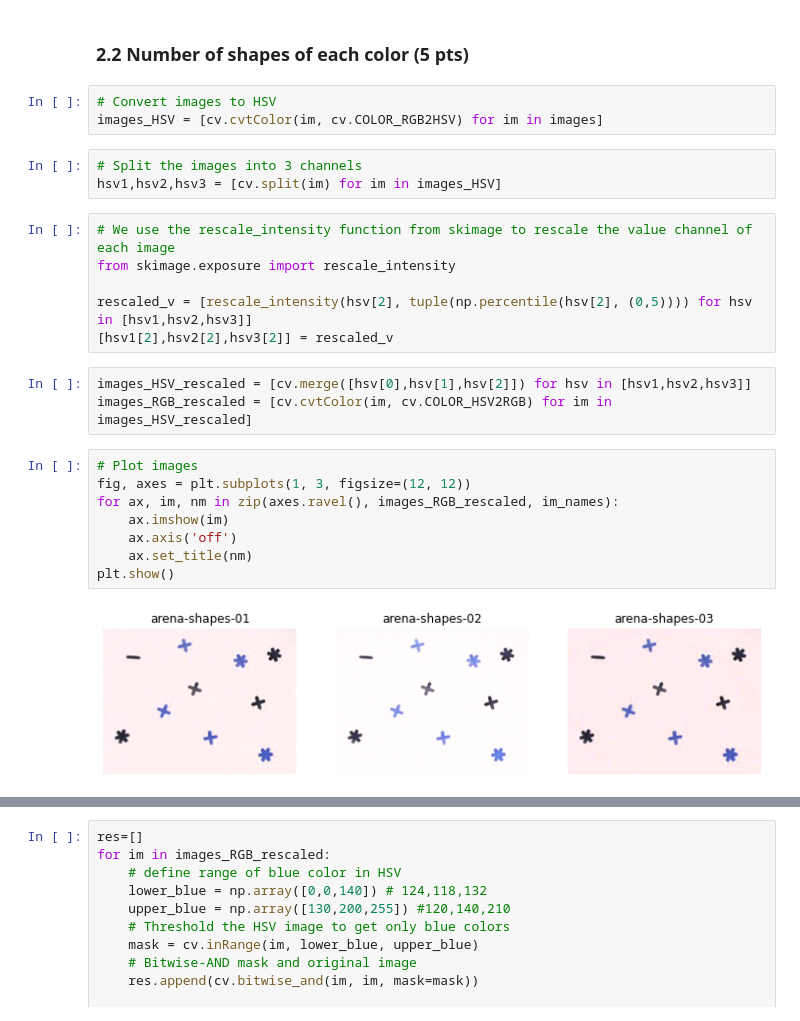
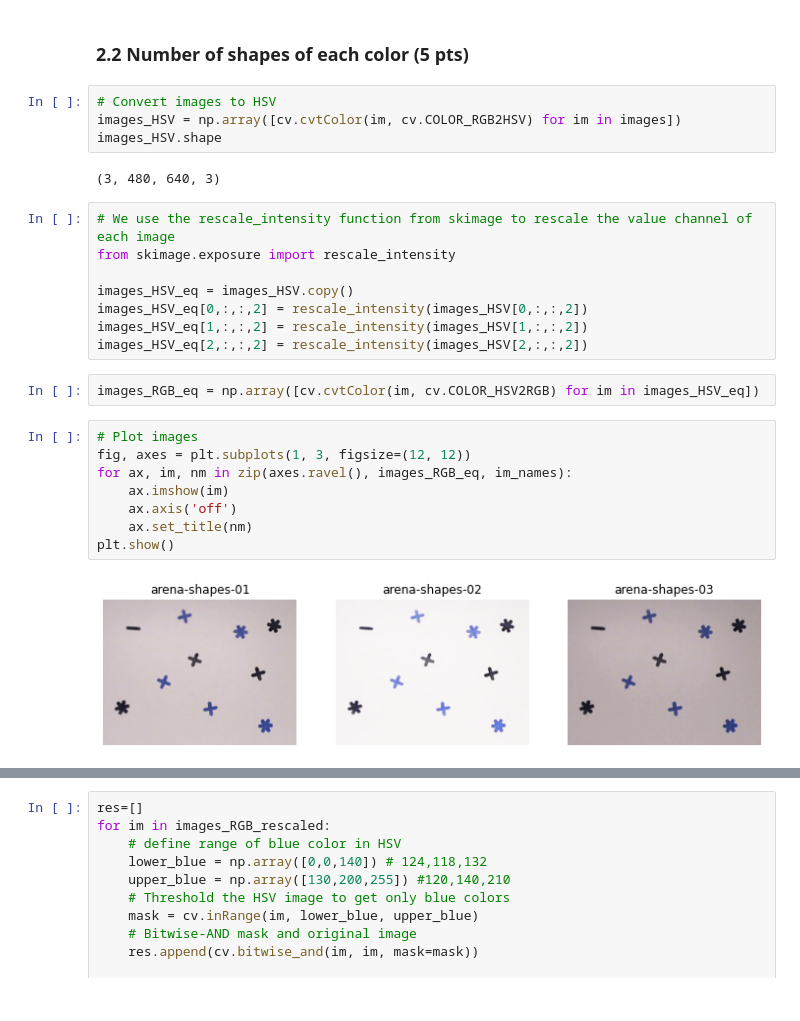
Before and after one commit to sjeanfavre/EPFL_MA4, a Jupyter notebook: IAPR/labs/lab_01_segmentation.ipynb, the cells around one changed output, grey strips where cells are left out. Drawn from its saved outputs; the diff is of its cells as text.

```diff
--- a/IAPR/labs/lab_01_segmentation.ipynb
+++ b/IAPR/labs/lab_01_segmentation.ipynb
@@ -136,26 +136,27 @@ plt.show()
 ### 2.2 Number of shapes of each color (5 pts)
 # %%
 # Convert images to HSV
-images_HSV = [cv.cvtColor(im, cv.COLOR_RGB2HSV) for im in images]
+images_HSV = np.array([cv.cvtColor(im, cv.COLOR_RGB2HSV) for im in images])
+images_HSV.shape
+# %% [output]
+(3, 480, 640, 3)
-# %%
-# Split the images into 3 channels
-hsv1,hsv2,hsv3 = [cv.split(im) for im in images_HSV]
 # %%
 # We use the rescale_intensity function from skimage to rescale the value channel of each image
 from skimage.exposure import rescale_intensity
 
-rescaled_v = [rescale_intensity(hsv[2], tuple(np.percentile(hsv[2], (0,5)))) for hsv in [hsv1,hsv2,hsv3]]
-[hsv1[2],hsv2[2],hsv3[2]] = rescaled_v
+images_HSV_eq = images_HSV.copy()
+images_HSV_eq[0,:,:,2] = rescale_intensity(images_HSV[0,:,:,2])
+images_HSV_eq[1,:,:,2] = rescale_intensity(images_HSV[1,:,:,2])
+images_HSV_eq[2,:,:,2] = rescale_intensity(images_HSV[2,:,:,2])
-# %%
-images_HSV_rescaled = [cv.merge([hsv[0],hsv[1],hsv[2]]) for hsv in [hsv1,hsv2,hsv3]]
-images_RGB_rescaled = [cv.cvtColor(im, cv.COLOR_HSV2RGB) for im in images_HSV_rescaled]
+# %%
+images_RGB_eq = np.array([cv.cvtColor(im, cv.COLOR_HSV2RGB) for im in images_HSV_eq])
 # %%
 # Plot images
 fig, axes = plt.subplots(1, 3, figsize=(12, 12))
-for ax, im, nm in zip(axes.ravel(), images_RGB_rescaled, im_names):
+for ax, im, nm in zip(axes.ravel(), images_RGB_eq, im_names):
     ax.imshow(im)
     ax.axis('off')
     ax.set_title(nm)
 plt.show()
 # %% [output]
-[figure, old version]
+[figure, new version]
```
Also changed, not shown: parts of 6 cells of this notebook, 4 other files.
